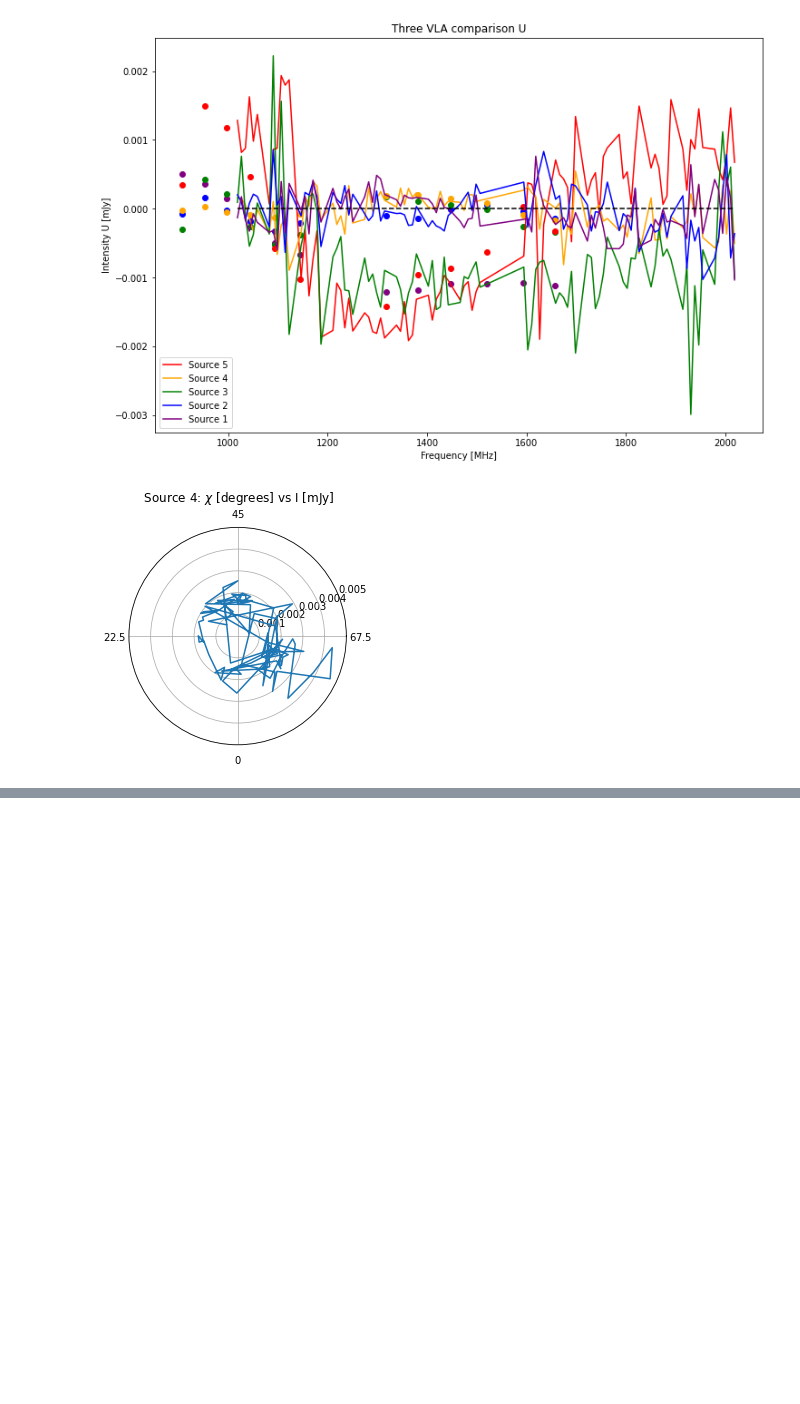
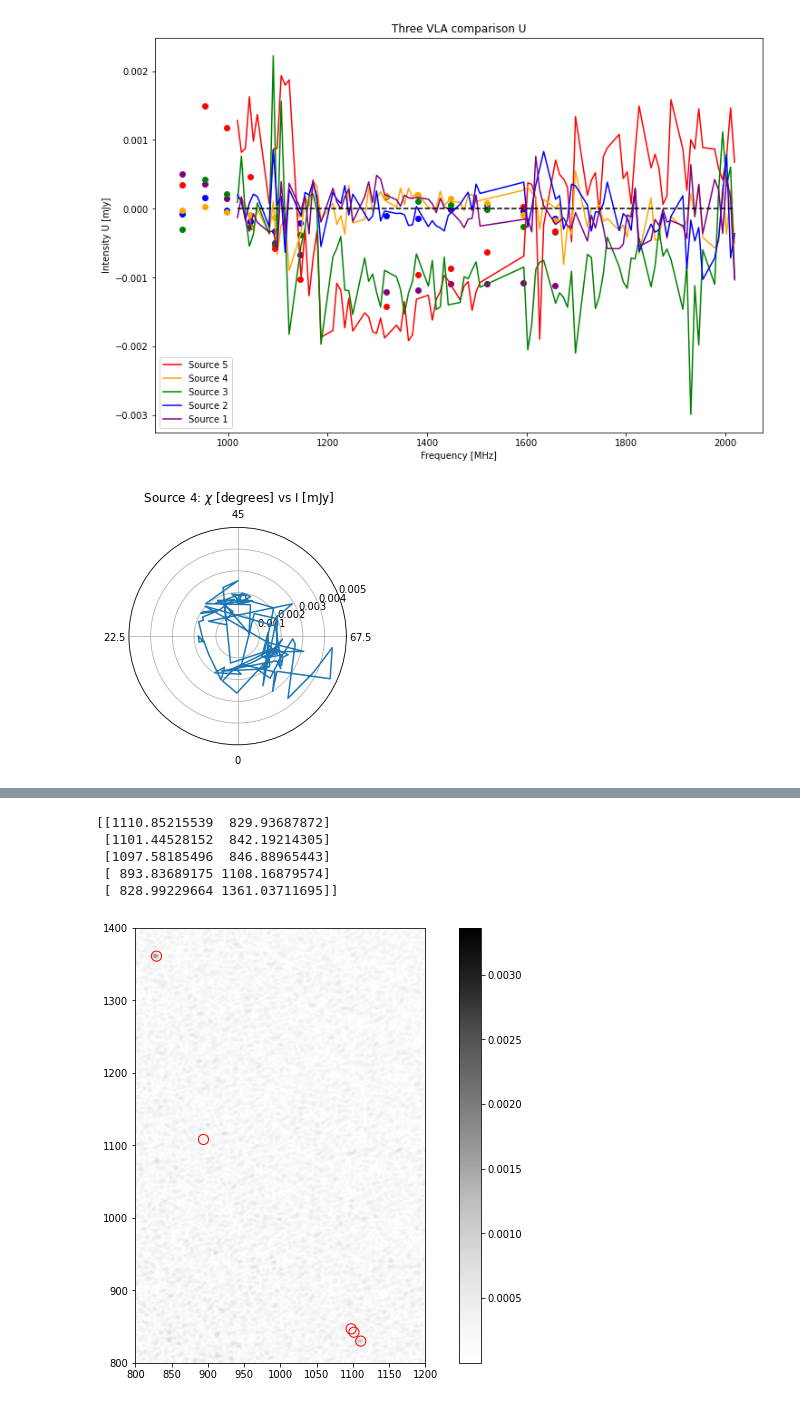
Before and after one commit to Woutmg/Meerkat_FracPol, a Jupyter notebook: Abell 85 Comparison VLA Meerkat Data.ipynb, the cells around one changed output, grey strips where cells are left out. Drawn from its saved outputs; the diff is of its cells as text; code cells hidden in the pictures; blank space fills up the shorter version.

Commit message:
Bug fix number of axes Fits Header

```diff
--- a/Abell 85 Comparison VLA Meerkat Data.ipynb
+++ b/Abell 85 Comparison VLA Meerkat Data.ipynb
@@ -27,6 +28,7 @@ from astropy.stats import sigma_clipped_stats
 directory = r'C:\Users\woutg\OneDrive - Universiteit Leiden\Universiteit Leiden\Bachelor 3\BRP\Meerkat_Data\Abell 85'
 
 I_hdu = fits.open(get_pkg_data_filename(directory + r'\Abell_85_aFix_pol_I_Farcsec_fcube_cor.fits'))[0]
+I_header = I_hdu.header
 I_cube = I_hdu.data[0]
 Q_hdu = fits.open(get_pkg_data_filename(directory + r'\Abell_85_aFix_pol_Q_Farcsec_fcube_cor.fits'))[0]
 Q_cube = Q_hdu.data[0]
@@ -409,18 +474,23 @@ def drop2axes(file_hdu):
 # %%
-for n in range(1):
+for n in range(len(sources_compar)):
     dir = r'C:\Users\woutg\OneDrive - Universiteit Leiden\Universiteit Leiden\Bachelor 3\BRP\VLA_Data'
     fname_pt1 = r'G115.16-72.09_'+(4-len(str(n)))*'0'+str(n)
     fname_pt2 = r'-image.pbcor.smoothed.fits'
     Q_hdu = fits.open(get_pkg_data_filename(dir+ '\stokes_q\\' + fname_pt1+r'-Q'+fname_pt2))
-    Q_plane = Q_hdu[0].data[0][0]
+    Q_plane = Q_hdu[0].data.squeeze() # drops the size-1 axes
+    Q_header = Q_hdu[0].header
+    Q_wcs_VLA = wcs.WCS(Q_header).celestial
+    Q_new_header = Q_wcs_VLA.to_header()
+
     U_hdu = fits.open(get_pkg_data_filename(dir+ '\stokes_u\\' + fname_pt1+r'-U'+fname_pt2))
-    U_plane = U_hdu[0].data[0][0]
-    Q_wcs_VLA = WCS(Q_hdu[0].header)
-    U_wcs_VLA = WCS(U_hdu[0].header)
+    U_plane = U_hdu[0].data.squeeze() # drops the size-1 axes
+    U_header = U_hdu[0].header
+    U_wcs_VLA = wcs.WCS(U_header).celestial
+    U_new_header = U_wcs_VLA.to_header()
+
     print(Q_hdu[0].header)
-    print(drop2axes(Q_hdu[0]))
 #    Q_wcs_VLA_2D = WCS(drop2axes(Q_hdu[0]))
-    U_wcs_VLA_2D = WCS(drop2axes(U_hdu[0]))
+#    U_wcs_VLA_2D = WCS(drop2axes(U_hdu[0]))
 
     Q_hdu.close()
     U_hdu.close()
@@ -432,12 +541,19 @@ SIMPLE  =                    T /Standard FITS
 # %%
-sky = Q_wcs_VLA.pixel_to_world(30, 40)
+I_wcs_new = wcs.WCS(I_header).celestial
+positions_VLA = np.zeros(np.shape(positions_compar))
+for n in range(len(sources_compar)):
+    sky = I_wcs_new.pixel_to_world(positions_compar[n,0],positions_compar[n,1])
+    positions_VLA[n] = Q_wcs_VLA.world_to_pixel(sky)
 
-print(Q_wcs_VLA)
+print(positions_VLA)
+apertures_VLA = CircularAperture(positions_VLA, r=7.)
 
 plt.figure(figsize=(12,8))
-plt.subplot(projection=Q_wcs_VLA, slices=('x', 'y', 0, 0))
-plt.imshow(Q_plane, cmap='Greys', origin='lower', interpolation='nearest')
+#plt.subplot(projection=Q_wcs_VLA)
+plt.imshow(np.sqrt(Q_plane**2+U_plane**2), cmap='Greys', origin='lower', interpolation='nearest')
+apertures_VLA.plot(color='red', lw=1)
 plt.colorbar()
-#apertures_compar.plot(color='red', lw=1)
+plt.xlim(800,1200)
+plt.ylim(800,1400)
 plt.show()
 # %% [output]
@@ -444,0 +561,6 @@ TypeError: WCS projection has 4 dimensions, so expected 2 (an Nx4 array and the
+[[1110.85215539  829.93687872]
+ [1101.44528152  842.19214305]
+ [1097.58185496  846.88965443]
+ [ 893.83689175 1108.16879574]
+ [ 828.99229664 1361.03711695]]
+[figure, added]
```
Also changed, not shown: parts of 5 cells of this notebook, 5 other files.
